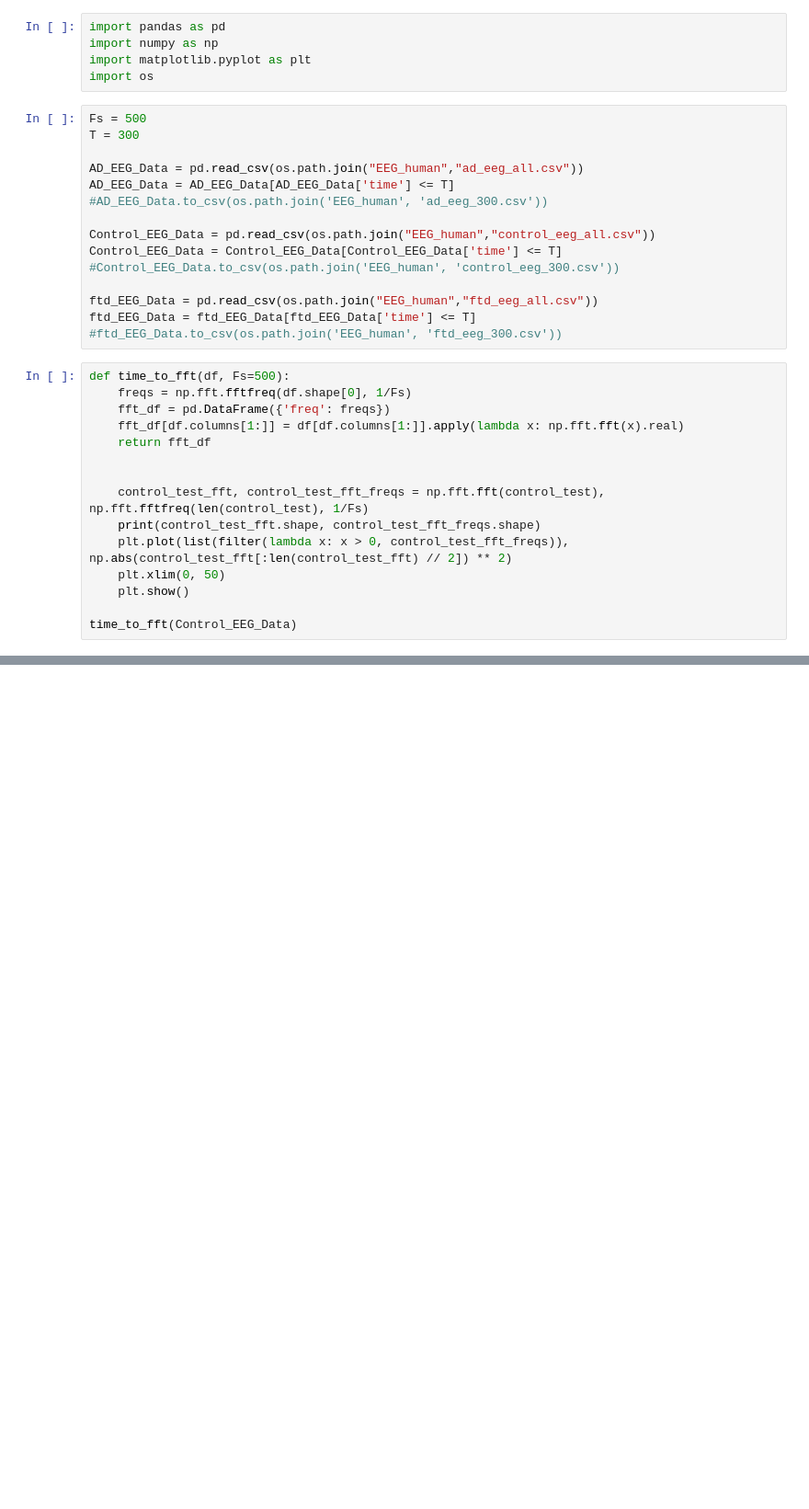
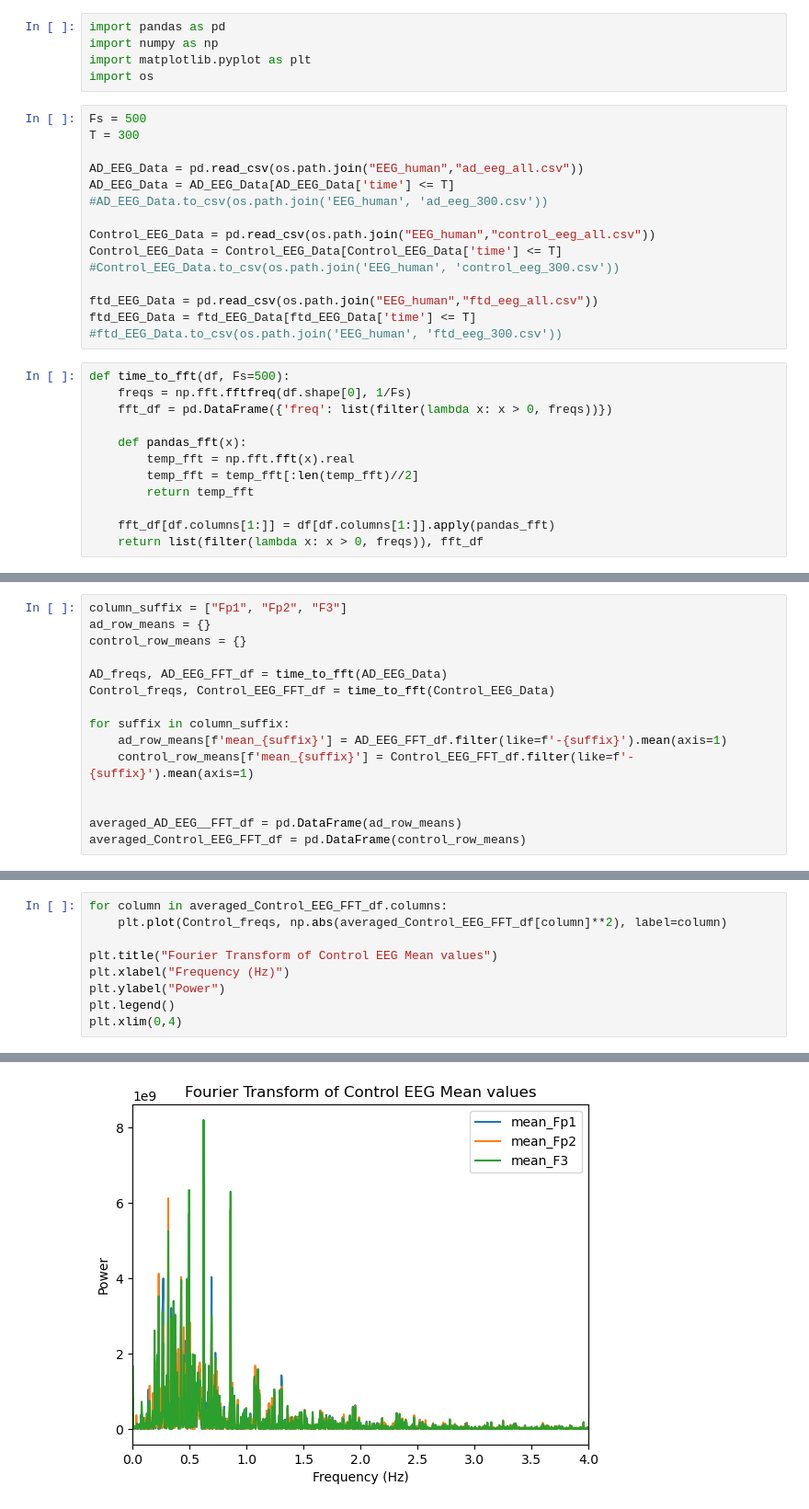
Before and after one commit to GarveyJLi/alzheimers-eeg-classification, a Jupyter notebook: full_data_fft.ipynb, the cells around one changed output, grey strips where cells are left out. Shown at 92% size. Cells and saved outputs as stored; diff of their text form; blank space fills up the shorter version.

```diff
--- a/full_data_fft.ipynb
+++ b/full_data_fft.ipynb
@@ -21,15 +21,12 @@ ftd_EEG_Data = ftd_EEG_Data[ftd_EEG_Data['time'] <= T]
 # %%
 def time_to_fft(df, Fs=500):
     freqs = np.fft.fftfreq(df.shape[0], 1/Fs)
-    fft_df = pd.DataFrame({'freq': freqs})
-    fft_df[df.columns[1:]] = df[df.columns[1:]].apply(lambda x: np.fft.fft(x).real)
-    return fft_df
+    fft_df = pd.DataFrame({'freq': list(filter(lambda x: x > 0, freqs))})
 
+    def pandas_fft(x):
+        temp_fft = np.fft.fft(x).real
+        temp_fft = temp_fft[:len(temp_fft)//2]
+        return temp_fft
 
-    control_test_fft, control_test_fft_freqs = np.fft.fft(control_test), np.fft.fftfreq(len(control_test), 1/Fs)
-    print(control_test_fft.shape, control_test_fft_freqs.shape)
-    plt.plot(list(filter(lambda x: x > 0, control_test_fft_freqs)), np.abs(control_test_fft[:len(control_test_fft) // 2]) ** 2)
-    plt.xlim(0, 50)
-    plt.show()
-
-time_to_fft(Control_EEG_Data)
+    fft_df[df.columns[1:]] = df[df.columns[1:]].apply(pandas_fft)
+    return list(filter(lambda x: x > 0, freqs)), fft_df
@@ -37,0 +33,15 @@ AttributeError: 'DataFrame' object has no attribute 'real'
+# %%
+column_suffix = ["Fp1", "Fp2", "F3"]
+ad_row_means = {}
+control_row_means = {}
+
+AD_freqs, AD_EEG_FFT_df = time_to_fft(AD_EEG_Data)
+Control_freqs, Control_EEG_FFT_df = time_to_fft(Control_EEG_Data)
+
+for suffix in column_suffix:
+    ad_row_means[f'mean_{suffix}'] = AD_EEG_FFT_df.filter(like=f'-{suffix}').mean(axis=1)
+    control_row_means[f'mean_{suffix}'] = Control_EEG_FFT_df.filter(like=f'-{suffix}').mean(axis=1)
+
+
+averaged_AD_EEG__FFT_df = pd.DataFrame(ad_row_means)
+averaged_Control_EEG_FFT_df = pd.DataFrame(control_row_means)
@@ -37,0 +50,10 @@ AttributeError: 'DataFrame' object has no attribute 'real'
+# %%
+for column in averaged_Control_EEG_FFT_df.columns:
+    plt.plot(Control_freqs, np.abs(averaged_Control_EEG_FFT_df[column]**2), label=column)
+
+plt.title("Fourier Transform of Control EEG Mean values")
+plt.xlabel("Frequency (Hz)")
+plt.ylabel("Power")
+plt.legend()
+plt.xlim(0,4)
+# %% [output]
@@ -37,0 +61 @@ AttributeError: 'DataFrame' object has no attribute 'real'
+[figure, added]
```
Also changed, not shown: parts of 5 cells of this notebook.
